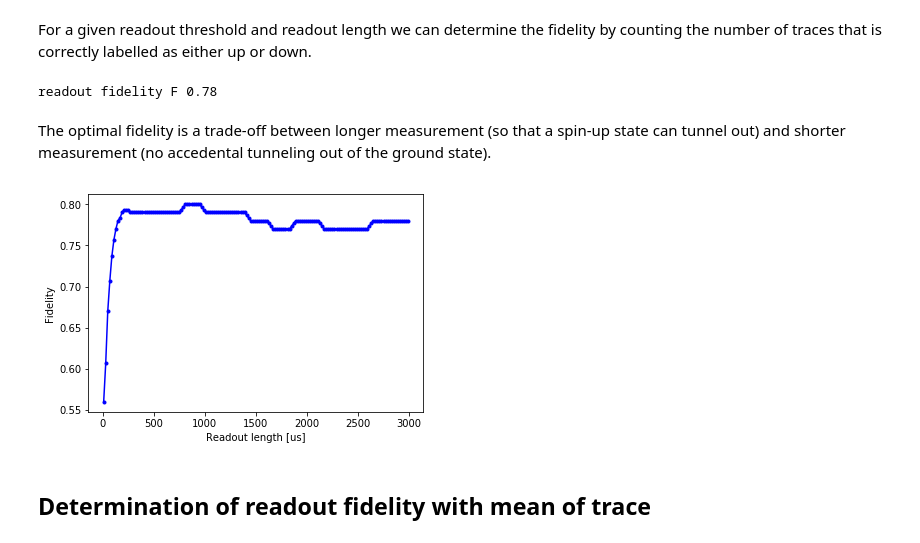
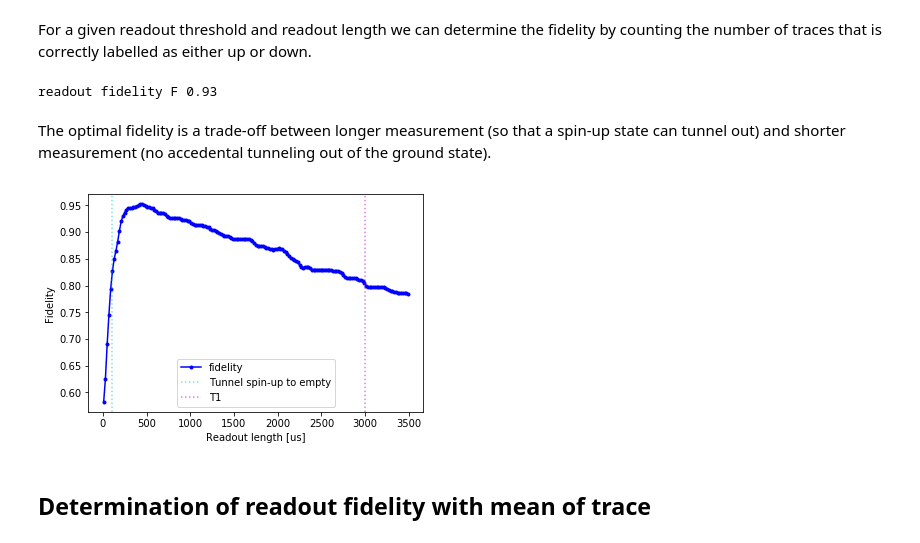
Before and after one commit to QuTech-Delft/qtt, a Jupyter notebook: docs/notebooks/analysis/example_elzerman_readout.ipynb, the cells around one changed output. Cells and saved outputs as stored; diff of their text form; code cells hidden in the pictures.

```diff
--- a/docs/notebooks/analysis/example_elzerman_readout.ipynb
+++ b/docs/notebooks/analysis/example_elzerman_readout.ipynb
@@ -16,6 +16,15 @@ from qtt.algorithms.random_telegraph_signal import generate_RTS_signal
 from qtt.algorithms.markov_chain import ContinuousTimeMarkovModel, generate_traces
 from qtt.algorithms.random_telegraph_signal import tunnelrates_RTS
 from qtt.algorithms.random_telegraph_signal import fit_double_gaussian
+
+def plot_vertical_line(value, label, color='c'):
+    vline = plt.gca().axvline(value, label=label); vline.set_color(color)
+    vline.set_alpha(0.5)
+    vline.set_linestyle(':')
+
+def plot_double_gaussian_fit(result_dict, xdata):
+    plt.plot(xdata, qtt.algorithms.functions.gaussian(xdata, *result_dict['left']), 'g', label='left' )
+    _=plt.plot(xdata, qtt.algorithms.functions.gaussian(xdata, *result_dict['right']), 'r', label='right' )
 # %% [markdown]
 ## Random telegraph signal
 # %% [markdown]
@@ -117,7 +124,7 @@ model_unit = 1e-6 # we work with microseconds as the baseunit
 gamma_up_out = 10e3
 gamma_down_out = .1e3
 gamma_empty_down = 2e3
-T1 = .2e-3
+T1 = 3e-3 # [ms]
 gamma_up_down = 1./T1
 
 G = np.array( [[-gamma_down_out, 0, gamma_down_out], [gamma_up_down, -(gamma_up_down+gamma_up_out), gamma_up_out], [gamma_empty_down, 0, -gamma_empty_down]] ).T
@@ -137,7 +144,7 @@ We generate a number of traces with the model. We shown the generated states (fi
 sensor_values = {'spin-down': 0, 'spin-up':0, 'empty': 1}
 # %%
 def generate_elzerman_sequences(elzerman_model, sensor_values=sensor_values, std_gaussian_noise = 0.2,
-                                number_of_samples=3000, number_of_traces=1000 ):
+                                number_of_samples=3500, number_of_traces=1000 ):
     initial_state=[.5, .5, 0]
     state_traces = generate_traces(elzerman_model, std_gaussian_noise=0, length=number_of_samples, initial_state=initial_state, number_of_sequences=number_of_traces)
 
@@ -151,7 +158,7 @@ def generate_elzerman_sequences(elzerman_model, sensor_values=sensor_values, std
     initial_states=state_traces[:,0]
     return traces, state_traces, initial_states
 
-traces, state_traces, initial_states = generate_elzerman_sequences(elzerman_model, number_of_traces=100)
+traces, state_traces, initial_states = generate_elzerman_sequences(elzerman_model, number_of_traces=300)
 max_number_traces=100
 
 plt.figure();
@@ -190,11 +197,26 @@ _=plt.title('Elzerman traces (spin-down in blue, spin-up in red)')
 # %% [markdown]
 For each trace we termine the maximum value. We then label the traces according to whether this maximum value exceeds a given threshold.
 # %%
-def elzerman_threshold(traces, number_of_bins = 70):
+def elzerman_threshold(traces, number_of_bins = 40):
     """ Determine threshold for Elzerman readout """
-    counts, bins = np.histogram(traces.flatten(), bins=number_of_bins)
-    bincentres = np.array([(bins[i] + bins[i + 1]) / 2 for i in range(0, len(bins) - 1)])
-    par_fit, result_dict = fit_double_gaussian(bincentres, counts)
+    counts, bins = np.histogram(np.max(traces, axis=1).flatten(), bins=number_of_bins)
+    bin_centres = np.array([(bins[i] + bins[i + 1]) / 2 for i in range(0, len(bins) - 1)])
+    par_fit, result_dict = fit_double_gaussian(bin_centres, counts)
 
-    result = {'readout_threshold': result_dict['split'], 'double_gaussian_fit': par_fit}
+    result = {'readout_threshold': result_dict['split'], 'double_gaussian_fit': result_dict,
+              'histogram':{'counts': counts, 'bins': bins, 'bin_centres': bin_centres}}
     return result
+
+def plot_elzerman_threshold(results, fig=100):
+    plt.figure(100); plt.clf()
+    bin_centres = results['histogram']['bin_centres']
+    counts = results['histogram']['counts']
+    bin_centres[1]-bin_centres[0]
+    plt.bar(bin_centres, counts, width=bin_centres[1]-bin_centres[0])
+    plt.ylabel('Counts'); plt.xlabel('Signal [a.u.]')
+    plot_vertical_line(results['readout_threshold'], label='threshold')
+
+    plot_double_gaussian_fit(results['double_gaussian_fit'], bin_centres)
+
+elzermann_threshold_result = elzerman_threshold(traces)
+plot_elzerman_threshold(elzermann_threshold_result)
@@ -209,29 +231,32 @@ def calculate_fidelity(traces, readout_threshold, readout_length):
     F= np.sum(initial_states==measured_states) /   measured_states.size
     return F
 
-elzermann_threshold_result = elzerman_threshold(traces)
 readout_threshold=elzermann_threshold_result['readout_threshold']
 
-F=calculate_fidelity(traces, readout_threshold, 3000)
+F=calculate_fidelity(traces, readout_threshold, 800)
 print('readout fidelity F %.2f' % F)
 # %% [output]
-readout fidelity F 0.78
+readout fidelity F 0.93
 # %% [markdown]
 The optimal fidelity is a trade-off between longer measurement (so that a spin-up state can tunnel out) and shorter measurement (no accedental tunneling out of the ground state).
 # %%
 readout_lengths=np.arange(10, traces.shape[1], 20)
 fidelities=np.zeros(readout_lengths.size)
 for ii, readout_length in enumerate(readout_lengths):
     fidelities[ii]=calculate_fidelity(traces, readout_threshold, readout_length)
 
 fidelities=qtt.algorithms.generic.smoothImage(fidelities)
 plt.figure(1000);
 plt.clf()
 plt.plot(readout_lengths, fidelities,'.-b', label='fidelity')
 plt.xlabel('Readout length [us]')
 _=plt.ylabel('Fidelity')
+
+plot_vertical_line(1.e6/gamma_up_out, 'Tunnel spin-up to empty')
+plot_vertical_line(1.e6/gamma_up_down, 'T1', 'm')
+_=plt.legend(numpoints=1)
 # %% [output]
-[figure, old version]
+[figure, new version]
 # %% [markdown]
 ## Determination of readout fidelity with mean of trace
 # %% [markdown]
```
Also changed, not shown: parts of 15 cells of this notebook.
